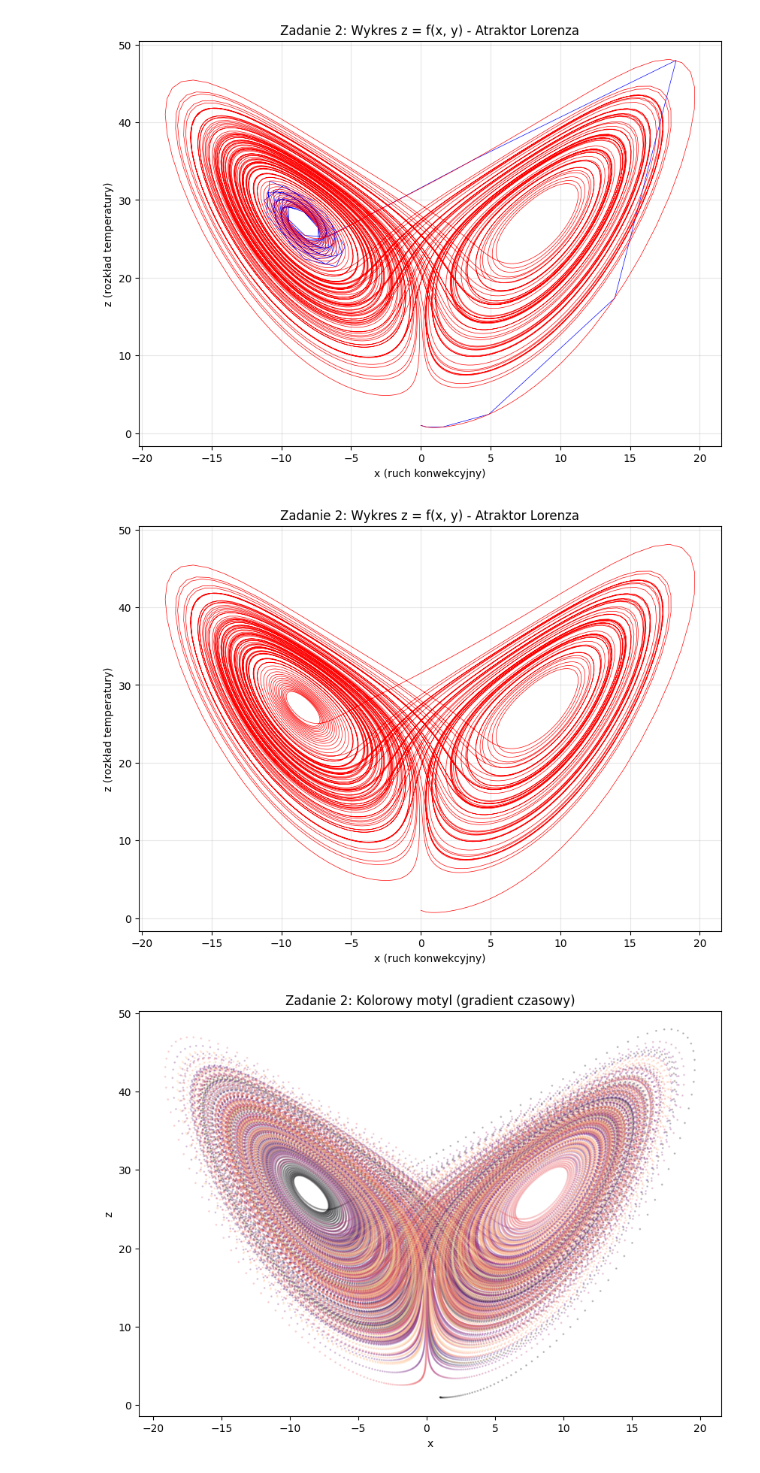
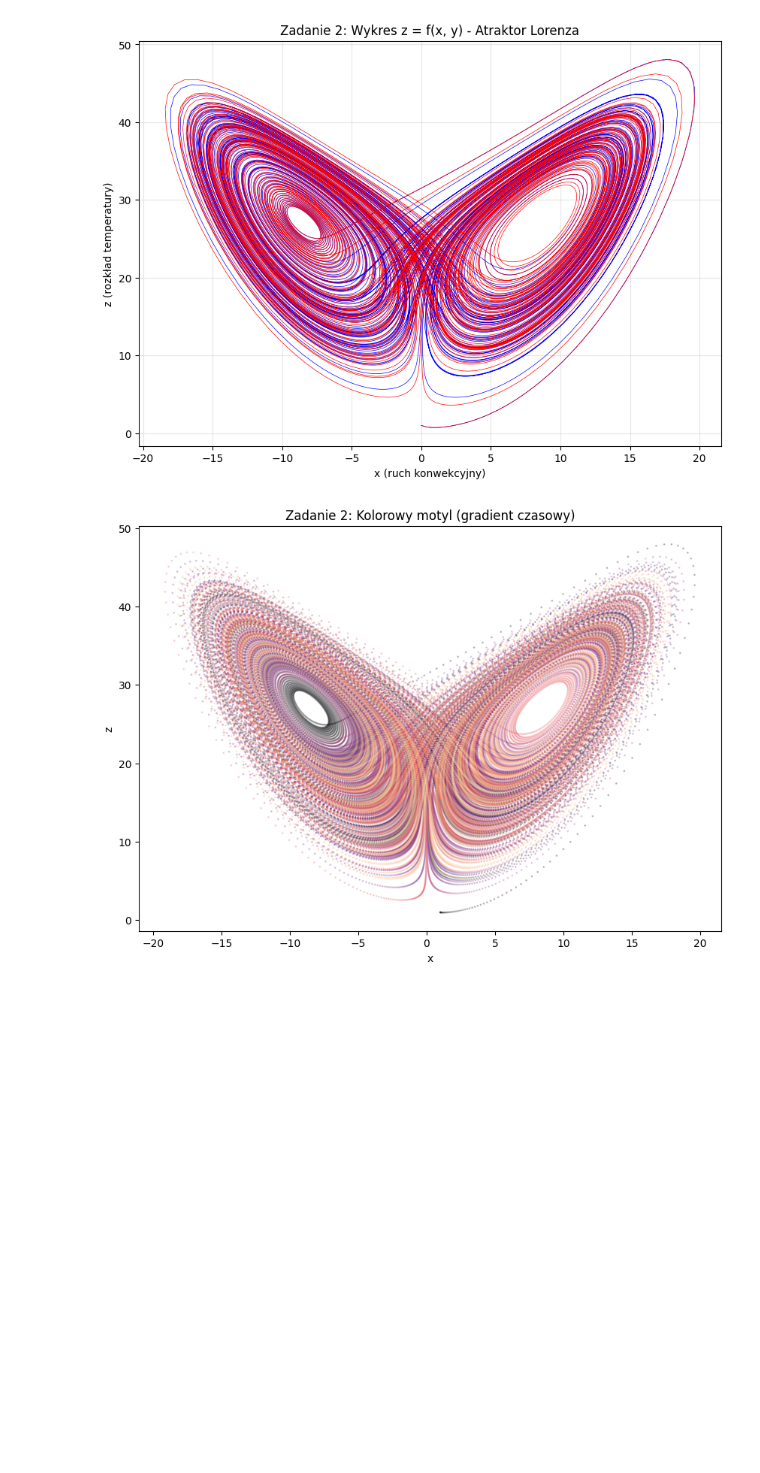
Before and after one commit to StanislawKrupa/L_WPD_1, a Jupyter notebook: LAB_03.ipynb, the cells around one changed output. Cells and saved outputs as stored; diff of their text form; code cells hidden in the pictures; blank space fills up the shorter version.

```diff
--- a/LAB_03.ipynb
+++ b/LAB_03.ipynb
@@ -9,8 +9,8 @@ r = 28.0
 b = 8/3
 
 # Przedział czasu [t0, tf]
-t_span = (0, 100)
-t_eval = np.linspace(0, 10, 100)
+t_span = (0, 10000)
+t_eval = np.linspace(0, 100, 10000)
 
 t_span_1 = (0, 500)
 t_eval_1 = np.linspace(0, 100, 10000) # Dużo punktów dla gładkiego wykresu
@@ -42,31 +116,22 @@ plt.show()
 # %%
 # Warunki początkowe
 init_state = [0, 0.5, 1]
-init_state_1 = [0.0001, 0.5001, 1]
+init_state_1 = [0.0001, 0.5200, 1]
 # Rozwiązanie (odpowiednik ode45 to metoda 'RK45')
 sol = solve_ivp(lorenz_system, t_span, init_state, t_eval=t_eval, method='RK45')
 sol_1 = solve_ivp(lorenz_system, t_span_1, init_state_1, t_eval=t_eval_1, method='RK45')
 
 # Wykres z = f(x, y)
 plt.figure(figsize=(10, 7))
 plt.plot(sol.y[0], sol.y[2], color='blue', linewidth=0.5)
 plt.plot(sol_1.y[0], sol_1.y[2], color='red', linewidth=0.5)
 plt.title("Zadanie 2: Wykres z = f(x, y) - Atraktor Lorenza")
 plt.xlabel("x (ruch konwekcyjny)")
 plt.ylabel("z (rozkład temperatury)")
 plt.grid(True, alpha=0.3)
 plt.show()
-
-plt.figure(figsize=(10, 7))
-plt.plot(sol_1.y[0], sol_1.y[2], color='red', linewidth=0.5)
-plt.title("Zadanie 2: Wykres z = f(x, y) - Atraktor Lorenza")
-plt.xlabel("x (ruch konwekcyjny)")
-plt.ylabel("z (rozkład temperatury)")
-plt.grid(True, alpha=0.3)
-plt.show()
 # %% [output]
-[figure, old version]
+[figure, new version]
-[figure, removed]
 # %%
 # Zmieniamy warunki początkowe i zakres czasu dla lepszego efektu wizualnego
 new_init = [1, 1, 1]
```
Also changed, not shown: parts of 2 cells of this notebook, 3 other files.
